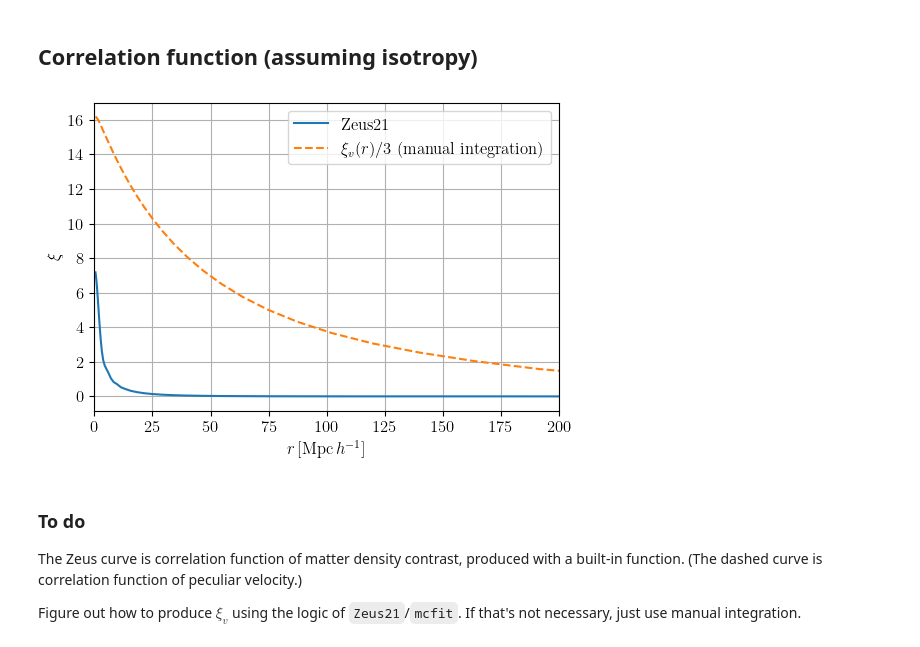
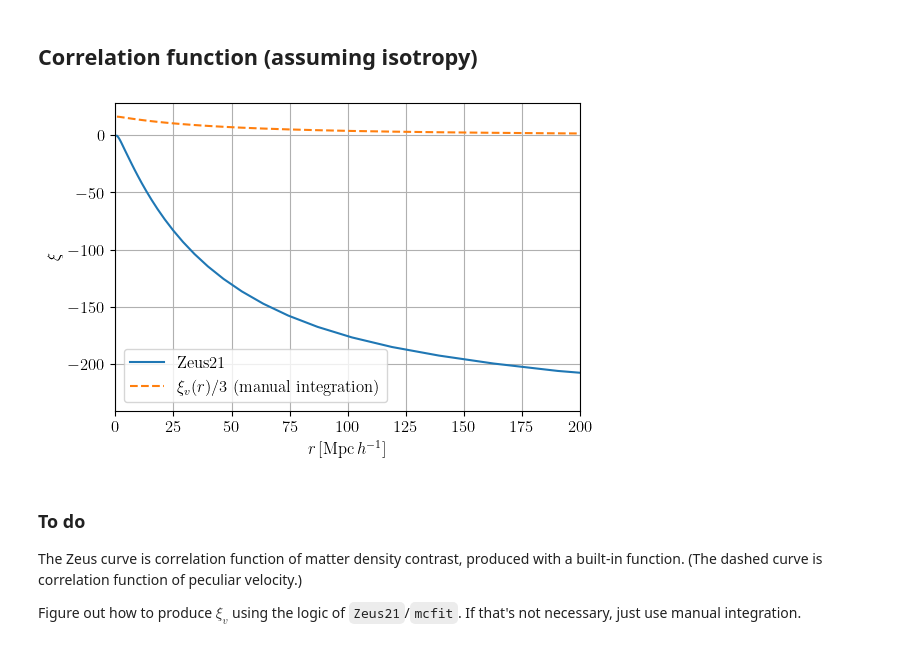
Before and after one commit to ryanyrzh/Zeus21, a Jupyter notebook: aniso_tests/zeus_corr_test.ipynb, the cells around one changed output. Cells and saved outputs as stored; diff of their text form; code cells hidden in the pictures.

```diff
--- a/aniso_tests/zeus_corr_test.ipynb
+++ b/aniso_tests/zeus_corr_test.ipynb
@@ -88,18 +88,18 @@ def xi_v(r):
 
 r_list = CorrFClass.rlist_CF
 xi_v = [xi_v(r) for r in r_list]
-CF = CorrFClass.xi_RR_CF
+CF_v = CorrFClass.xi_RR_CF_v
 # %%
 plt.figure(figsize=(6, 4))
-plt.plot(r_list, CF[0, 0, :], label='Zeus21') # No smoothing
+plt.plot(r_list, CF_v[0, 0, :], label='Zeus21') # No smoothing
 plt.plot(r_list, np.asarray(xi_v)/3, label=r'$\xi_v(r)/3$ (manual integration)', ls='--')
 plt.xlim(0, 200)
 plt.xlabel(r'$r\,[\mathrm{Mpc}\,h^{-1}]$')
 plt.ylabel(r'$\xi$')
 plt.legend()
 plt.grid()
 # %% [output]
-[figure, old version]
+[figure, new version]
 # %% [markdown]
 ### To do
 The Zeus curve is correlation function of matter density contrast, produced with a built-in function. (The dashed curve is correlation function of peculiar velocity.)
```
Also changed, not shown: 1 other file.
